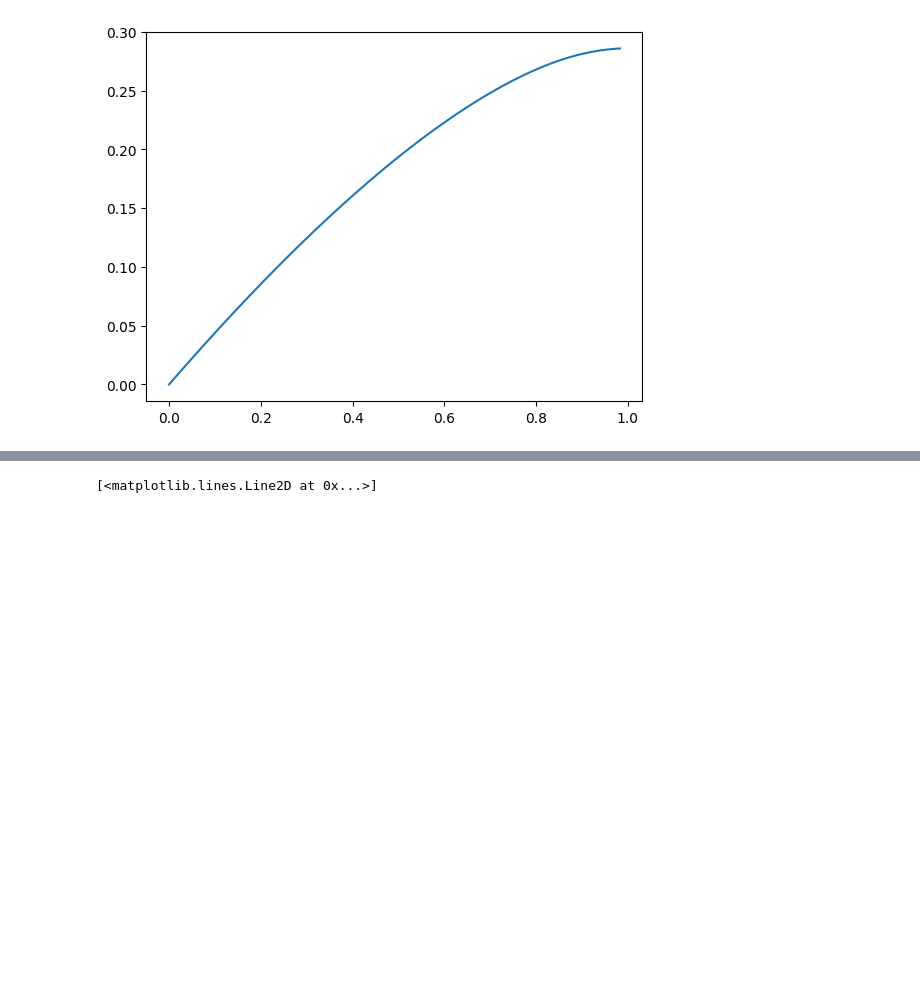
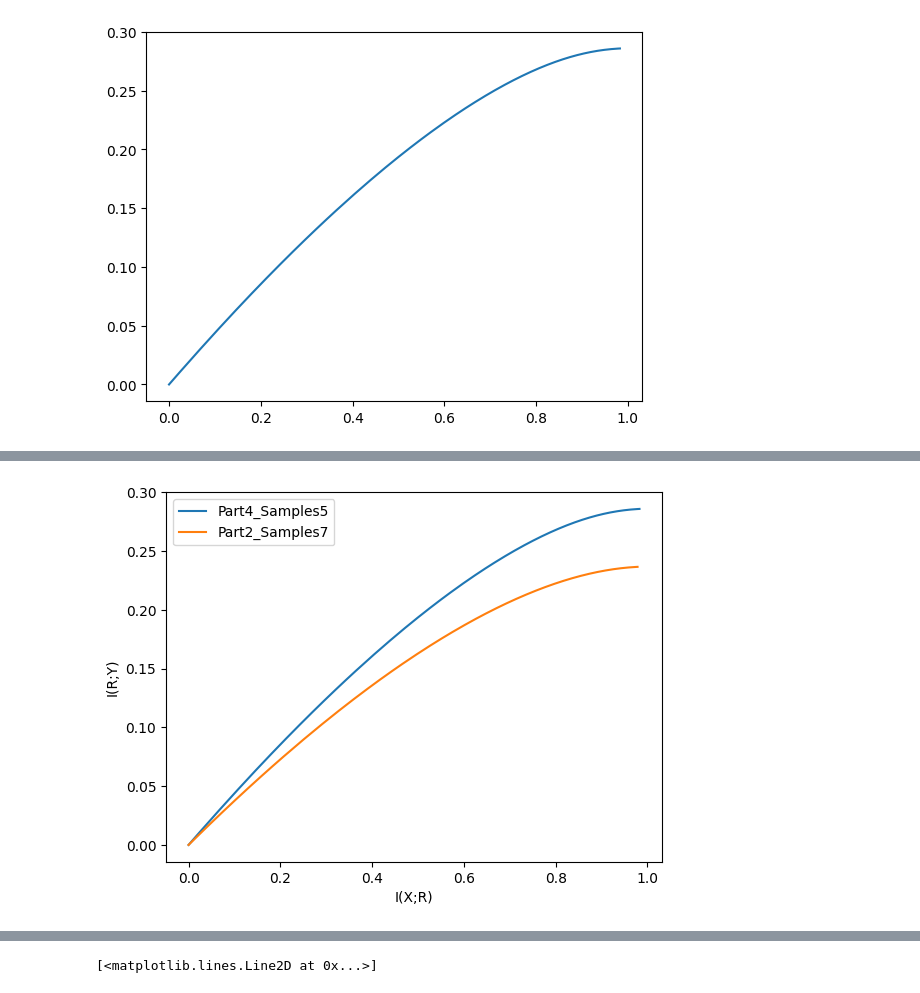
Before and after one commit to jacobaparker/Copy_Murphy2021, a Jupyter notebook: IB_bounds.ipynb, the cells around one changed output, grey strips where cells are left out. Drawn from its saved outputs; the diff is of its cells as text; code cells hidden in the pictures; blank space fills up the shorter version.

Commit message:
compared subjects to discrete bounds

```diff
--- a/IB_bounds.ipynb
+++ b/IB_bounds.ipynb
@@ -437,3 +443,6 @@ plt.plot(IBbound['I_XR'], IBbound['I_RY'], label='IB Bound')
 # %% [output]
 [<matplotlib.lines.Line2D at 0x...>]
 [figure]
+# %%
+Xset2 = np.array(list(product(range(2), repeat=7)))
+Xset2.shape
@@ -439,0 +470,4 @@ plt.plot(IBbound['I_XR'], IBbound['I_RY'], label='IB Bound')
+# %%
+cuts2 = [0]
+p_YgX2 = P_source_g_partsamples_parallel(Xset2, mean_neg, mean_pos, std, cuts2, h=h, P0=P0)
+p_YgX2[:16]
@@ -439,0 +491,12 @@ plt.plot(IBbound['I_XR'], IBbound['I_RY'], label='IB Bound')
+# %%
+p_XgY2 = P_partsamples_g_source_parallel(Xset2, mean_neg, mean_pos, std, cuts2, h=h, window_size=None)
+IBbound2 = utils.get_IB_bound(p_XgY2, p_Y, N_threads=22)
+# %%
+plt.plot(IBbound['I_XR'], IBbound['I_RY'], label='Part4_Samples5')
+plt.plot(IBbound2['I_XR'], IBbound2['I_RY'], label='Part2_Samples7')
+plt.xlabel('I(X;R)')
+plt.ylabel('I(R;Y)')
+plt.legend()
+plt.show()
+# %% [output]
+[figure, added]
```
Also changed, not shown: parts of 22 cells of this notebook.
